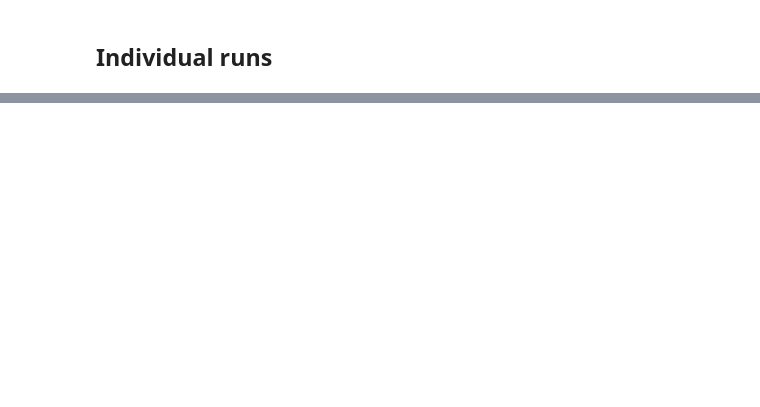
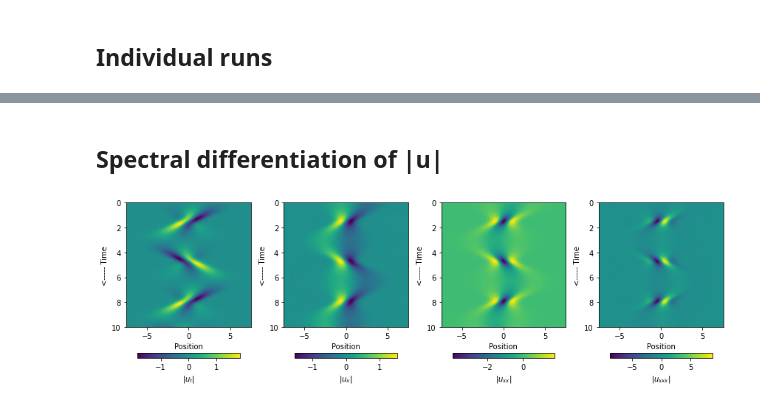
Before and after one commit to znicolaou/manybody, a Jupyter notebook: quantumoscillator.ipynb, the cells around one changed output, grey strips where cells are left out. Drawn from its saved outputs; the diff is of its cells as text; code cells hidden in the pictures; blank space fills up the shorter version.

```diff
--- a/quantumoscillator.ipynb
+++ b/quantumoscillator.ipynb
@@ -149,0 +300,70 @@ u_t = (-0.000583 +0.499821i)u_{xx}
+# %% [markdown]
+## Spectral differentiation of |u|
+# %%
+imp.reload(ZGN_PDE)
+width=5
+
+start=timeit.default_timer()
+m=len(u)-2*width
+n=u.shape[1]
+
+ut=np.zeros((m,n))
+
+for i in range(n):
+    pda=ZGN_PDE.PolyDiff(np.abs(u[:,i]), dt*np.arange(len(u)), diff=1,width=width)
+    ut[:,i] = pda[:,0]
+
+ux=np.real(ZGN_PDE.SpectralDiff(np.abs(u),dx,axis=1,order=1)[width:-width])
+uxx=np.real(ZGN_PDE.SpectralDiff(np.abs(u),dx,axis=1,order=2)[width:-width])
+uxxx=np.real(ZGN_PDE.SpectralDiff(np.abs(u),dx,axis=1,order=3)[width:-width])
+
+plt.subplots(1,4,figsize=(12,4))
+
+plt.subplot(1,4,1)
+plt.imshow(ut,extent=(-7.5,7.5,10,0),aspect=1.5)
+cbar = plt.colorbar(fraction=0.03,orientation="horizontal")
+cbar.ax.set_xlabel('$|u_t|$', rotation=0)
+plt.xlabel("Position")
+plt.ylabel("<----- Time")
+
+plt.subplot(1,4,2)
+plt.imshow(ux,extent=(-7.5,7.5,10,0),aspect=1.5)
+cbar = plt.colorbar(fraction=0.03,orientation="horizontal")
+cbar.ax.set_xlabel('$|u_x|$', rotation=0)
+plt.xlabel("Position")
+plt.ylabel("<----- Time")
+
+plt.subplot(1,4,3)
+plt.imshow(uxx,extent=(-7.5,7.5,10,0),aspect=1.5)
+cbar = plt.colorbar(fraction=0.03,orientation="horizontal")
+cbar.ax.set_xlabel('$|u_{xx}|$', rotation=0)
+plt.xlabel("Position")
+plt.ylabel("<----- Time")
+
+plt.subplot(1,4,4)
+plt.imshow(uxxx,extent=(-7.5,7.5,10,0),aspect=1.5)
+cbar = plt.colorbar(fraction=0.03,orientation="horizontal")
+cbar.ax.set_xlabel('$|u_{xxx}|$', rotation=0)
+plt.xlabel("Position")
+plt.ylabel("<----- Time")
+
+plt.tight_layout()
+plt.savefig('absdiffs.pdf')
+plt.show()
+
+ut = np.reshape(ut, (n*m,1), order='F')
+ux = np.reshape(ux, (n*m,1), order='F')
+uxx = np.reshape(uxx, (n*m,1), order='F')
+uxxx = np.reshape(uxxx, (n*m,1), order='F')
+
+X_ders = np.hstack([np.ones((n*m,1)),ux,uxx,uxxx])
+X_data = np.hstack([np.reshape(abs(u[width:-width]), (n*m,1), order='F'),
+                    np.reshape(potential[width:-width], (n*m,1), order='F')])
+derivatives_description = ['','|u|_{x}','|u|_{xx}', '|u|_{xxx}']
+
+X, descr = ZGN_PDE.build_Theta(X_data, X_ders, derivatives_description, 2, data_description = ['|u|','V'])
+
+stop=timeit.default_timer()
+print("Runtime:", stop-start)
+# %% [output]
+[figure, added]
```
Also changed, not shown: parts of 14 cells of this notebook.
